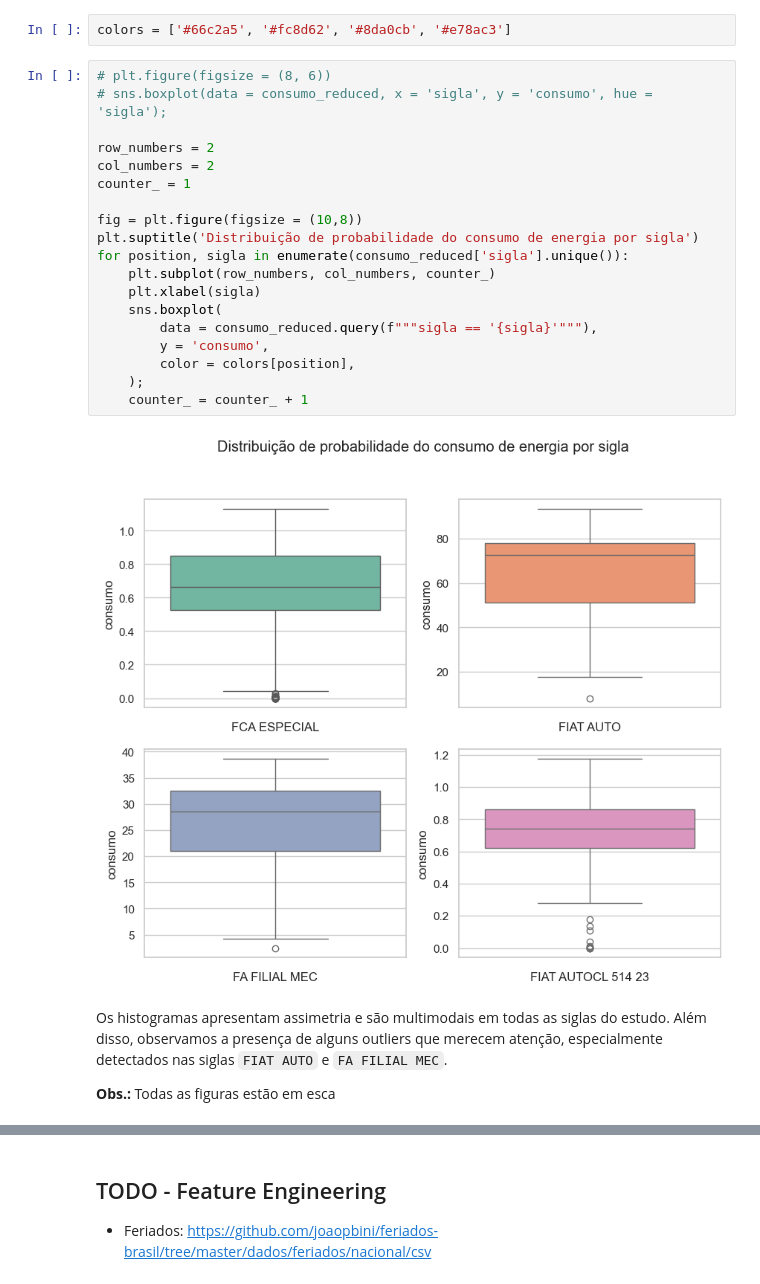
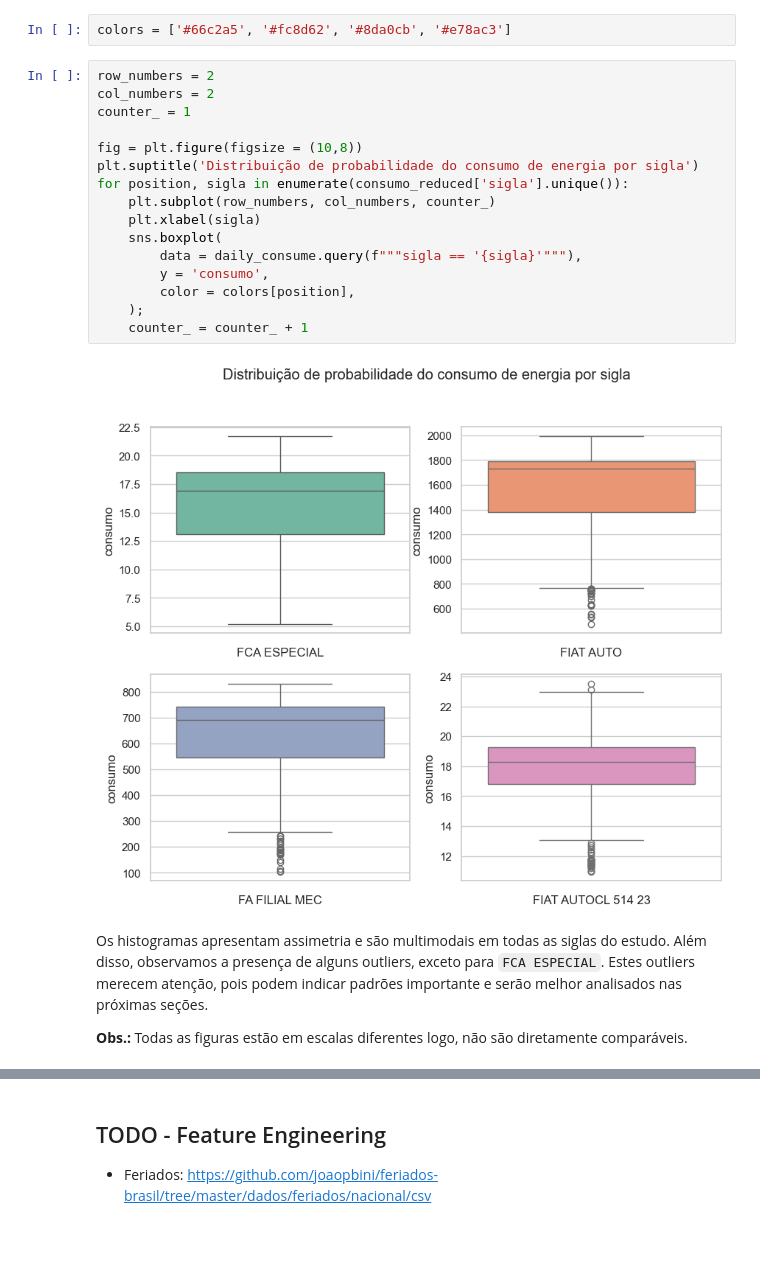
Before and after one commit to ericyaang/EnergyDemandPrediction, a Jupyter notebook: notebooks/eda_forecast.ipynb, the cells around one changed output, grey strips where cells are left out. Drawn from its saved outputs; the diff is of its cells as text; blank space fills up the shorter version.

```diff
--- a/notebooks/eda_forecast.ipynb
+++ b/notebooks/eda_forecast.ipynb
@@ -175,30 +179,27 @@ Series([], dtype: datetime64[ns])
 # %%
 colors = ['#66c2a5', '#fc8d62', '#8da0cb', '#e78ac3']
 # %%
-# plt.figure(figsize = (8, 6))
-# sns.boxplot(data = consumo_reduced, x = 'sigla', y = 'consumo', hue = 'sigla');
-
 row_numbers = 2
 col_numbers = 2
 counter_ = 1
 
 fig = plt.figure(figsize = (10,8))
 plt.suptitle('Distribuição de probabilidade do consumo de energia por sigla')
 for position, sigla in enumerate(consumo_reduced['sigla'].unique()):
     plt.subplot(row_numbers, col_numbers, counter_)
     plt.xlabel(sigla)
     sns.boxplot(
-        data = consumo_reduced.query(f"""sigla == '{sigla}'"""),
+        data = daily_consume.query(f"""sigla == '{sigla}'"""),
         y = 'consumo',
         color = colors[position],
     );
     counter_ = counter_ + 1
 # %% [output]
-[figure, old version]
+[figure, new version]
 # %% [markdown]
-Os histogramas apresentam assimetria e são multimodais em todas as siglas do estudo. Além disso, observamos a presença de alguns outliers que merecem atenção, especialmente detectados nas siglas `FIAT AUTO` e `FA FILIAL MEC`.
+Os histogramas apresentam assimetria e são multimodais em todas as siglas do estudo. Além disso, observamos a presença de alguns outliers, exceto para `FCA ESPECIAL`. Estes outliers merecem atenção, pois podem indicar padrões importante e serão melhor analisados nas próximas seções.
 
-**Obs.:** Todas as figuras estão em esca
+**Obs.:** Todas as figuras estão em escalas diferentes logo, não são diretamente comparáveis.
 # %%
 row_numbers = 2
 col_numbers = 2
```
Also changed, not shown: parts of 27 cells of this notebook.
